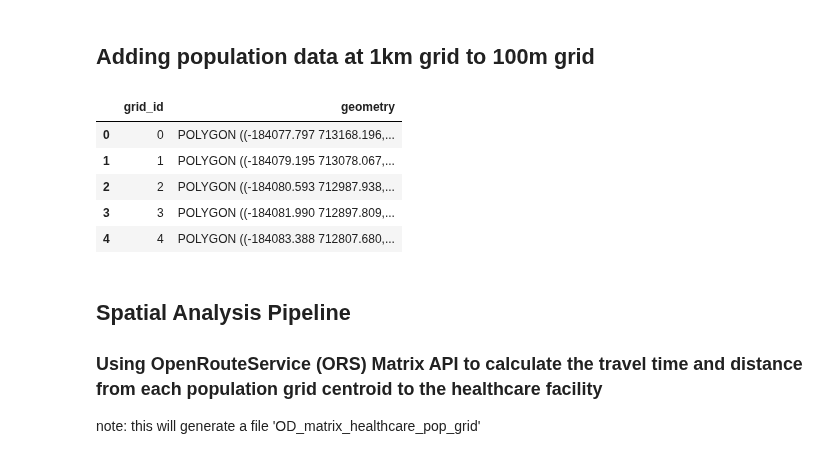
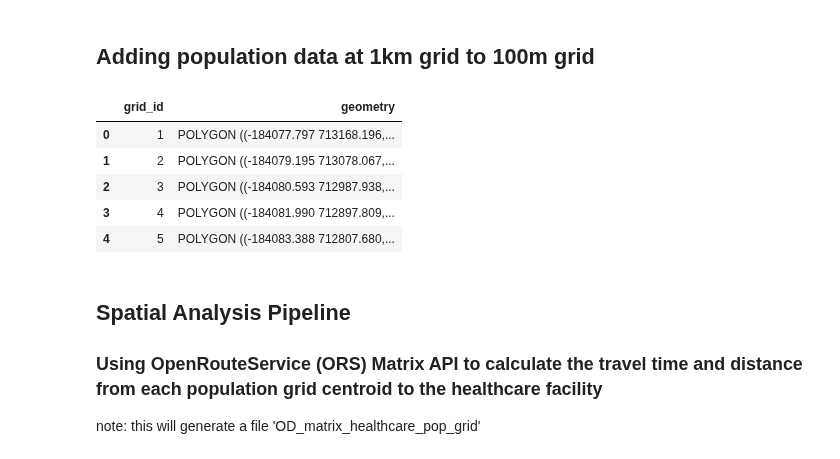
Before and after one commit to urbanbigdatacentre/ideamaps-models, a Jupyter notebook: models/emergency-maternal-care/scripts/Health_Care_Access_3_closet_EmOC.ipynb, the cells around one changed output. Cells and saved outputs as stored; diff of their text form; code cells hidden in the pictures.

```diff
--- a/models/emergency-maternal-care/scripts/Health_Care_Access_3_closet_EmOC.ipynb
+++ b/models/emergency-maternal-care/scripts/Health_Care_Access_3_closet_EmOC.ipynb
@@ -228,18 +228,18 @@ epsg = 'EPSG:32632'
 # %%
 # Preparing grid
 grid_file = data_inputs + '100mGrid.gpkg'
 grid = gpd.read_file(grid_file)
 grid = grid.to_crs(epsg)
-grid['grid_id'] = range(len(grid))
+grid = grid.rename(columns={'rowid': 'grid_id'})
 grid = grid[['grid_id', 'geometry']].set_geometry('geometry')
 grid.head()
 # %% [output]
 |  | grid_id | geometry |
-| 0 | 0 | POLYGON ((-184077.797 713168.196,... |
-| 1 | 1 | POLYGON ((-184079.195 713078.067,... |
-| 2 | 2 | POLYGON ((-184080.593 712987.938,... |
-| 3 | 3 | POLYGON ((-184081.990 712897.809,... |
-| 4 | 4 | POLYGON ((-184083.388 712807.680,... |
+| 0 | 1 | POLYGON ((-184077.797 713168.196,... |
+| 1 | 2 | POLYGON ((-184079.195 713078.067,... |
+| 2 | 3 | POLYGON ((-184080.593 712987.938,... |
+| 3 | 4 | POLYGON ((-184081.990 712897.809,... |
+| 4 | 5 | POLYGON ((-184083.388 712807.680,... |
 # %%
 # Count buildings per grid cell
 
```
Also changed, not shown: 2 other files.
